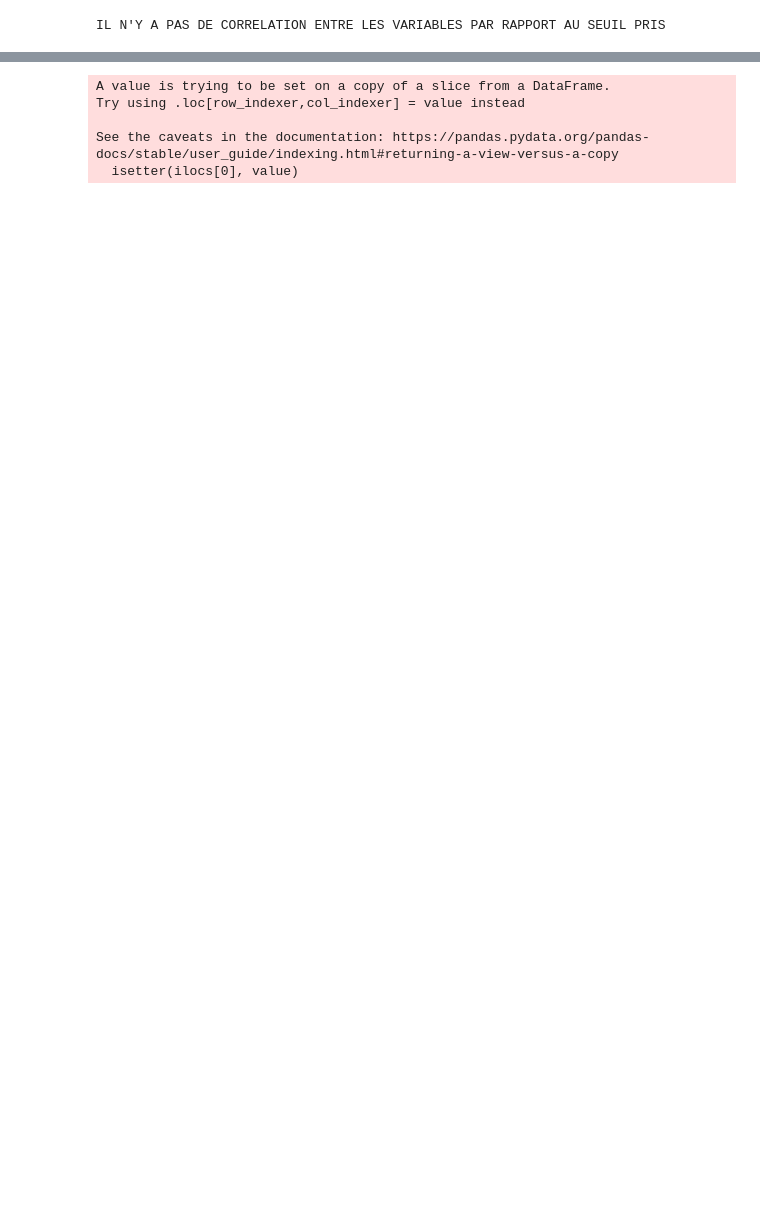
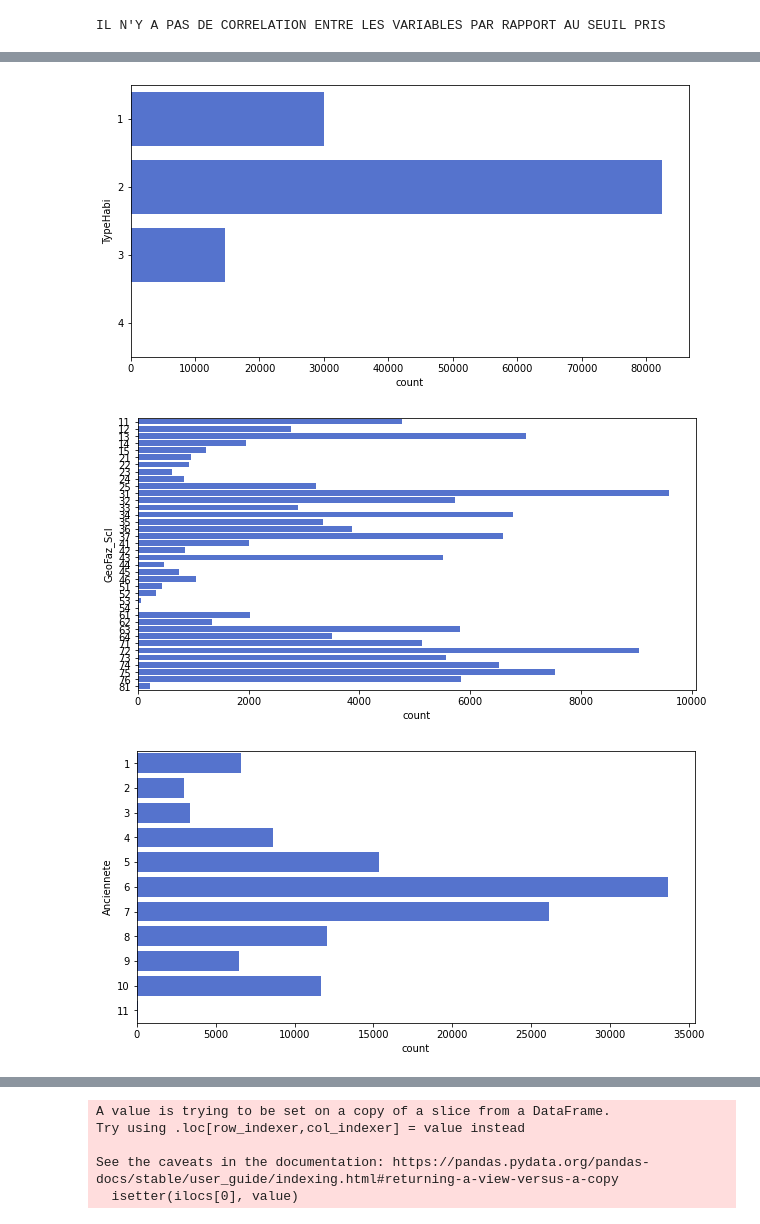
Before and after one commit to christian235711/Predict_models_fdf21, a Jupyter notebook: FDF21_DATA_EXPLORATION.ipynb, the cells around one changed output, grey strips where cells are left out. Drawn from its saved outputs; the diff is of its cells as text; code cells hidden in the pictures; blank space fills up the shorter version.

```diff
--- a/FDF21_DATA_EXPLORATION.ipynb
+++ b/FDF21_DATA_EXPLORATION.ipynb
@@ -193,0 +193,8 @@ IL N'Y A PAS DE CORRELATION ENTRE LES VARIABLES PAR RAPPORT AU SEUIL PRIS
+# %%
+for val in data_sans_nan.columns[1:-1] :
+    plt.figure(figsize=(10,5))
+    sns.countplot(y=val,data=data_sans_nan, orient='v', color= 'royalblue' )
+# %% [output]
+[figure, added]
+[figure, added]
+[figure, added]
```
Also changed, not shown: parts of 5 cells of this notebook.
